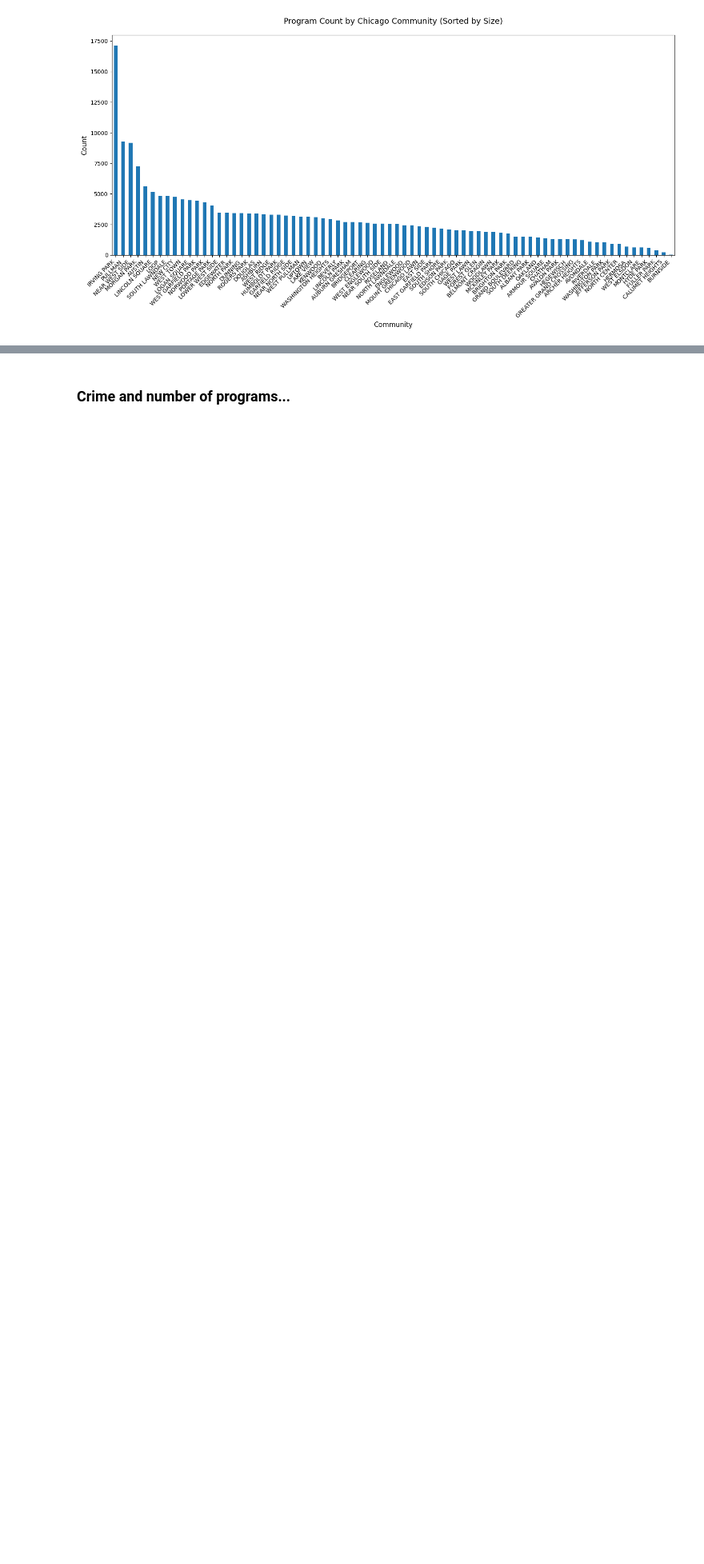
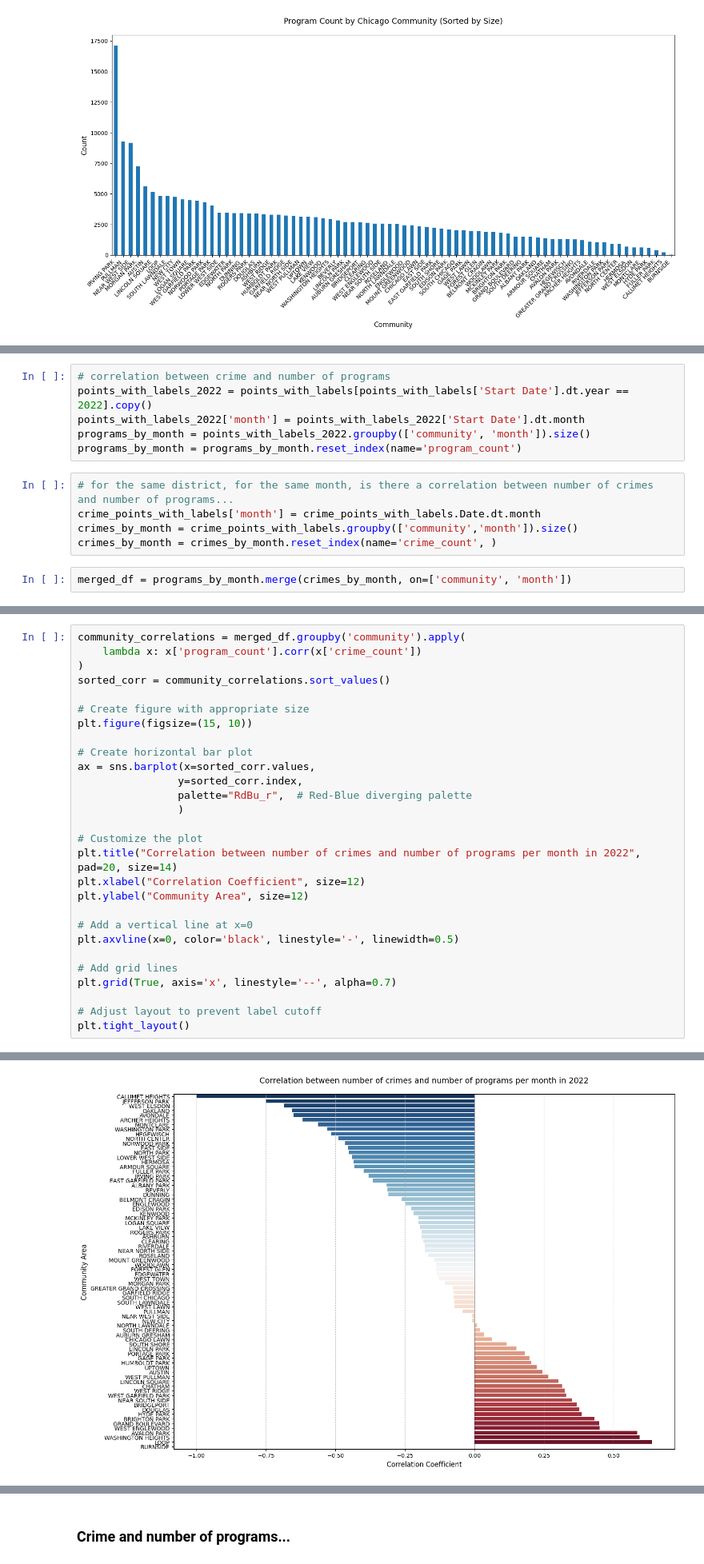
Before and after one commit to haydensterling05/STAT_303-1_Final_Project, a Jupyter notebook: proj.ipynb, the cells around one changed output, grey strips where cells are left out. Shown: that part at 80% size. Drawn from its saved outputs; the diff is of its cells as text; blank space fills up the shorter version.

```diff
--- a/proj.ipynb
+++ b/proj.ipynb
@@ -160,2 +172,15 @@ crime_points_with_labels
+# %%
+# correlation between crime and number of programs
+points_with_labels_2022 = points_with_labels[points_with_labels['Start Date'].dt.year == 2022].copy()
+points_with_labels_2022['month'] = points_with_labels_2022['Start Date'].dt.month
+programs_by_month = points_with_labels_2022.groupby(['community', 'month']).size()
+programs_by_month = programs_by_month.reset_index(name='program_count')
+# %%
+# for the same district, for the same month, is there a correlation between number of crimes and number of programs...
+crime_points_with_labels['month'] = crime_points_with_labels.Date.dt.month
+crimes_by_month = crime_points_with_labels.groupby(['community','month']).size()
+crimes_by_month = crimes_by_month.reset_index(name='crime_count', )
+# %%
+merged_df = programs_by_month.merge(crimes_by_month, on=['community', 'month'])
 # %%
 # Difference of 4 orders of magnitude between the communities such as Burnside or Calumet Heights
@@ -174,0 +190,29 @@ Index(['Program Name', 'Description', 'Org Name', 'Category Name', 'Capacity',
+# %%
+community_correlations = merged_df.groupby('community').apply(
+    lambda x: x['program_count'].corr(x['crime_count'])
+)
+sorted_corr = community_correlations.sort_values()
+
+# Create figure with appropriate size
+plt.figure(figsize=(15, 10))
+
+# Create horizontal bar plot
+ax = sns.barplot(x=sorted_corr.values,
+                y=sorted_corr.index,
+                palette="RdBu_r",  # Red-Blue diverging palette
+                )
+
+# Customize the plot
+plt.title("Correlation between number of crimes and number of programs per month in 2022", pad=20, size=14)
+plt.xlabel("Correlation Coefficient", size=12)
+plt.ylabel("Community Area", size=12)
+
+# Add a vertical line at x=0
+plt.axvline(x=0, color='black', linestyle='-', linewidth=0.5)
+
+# Add grid lines
+plt.grid(True, axis='x', linestyle='--', alpha=0.7)
+
+# Adjust layout to prevent label cutoff
+plt.tight_layout()
+# %% [output]
@@ -174,0 +222 @@ Index(['Program Name', 'Description', 'Org Name', 'Category Name', 'Capacity',
+[figure, added]
```
Also changed, not shown: parts of 12 cells of this notebook.
